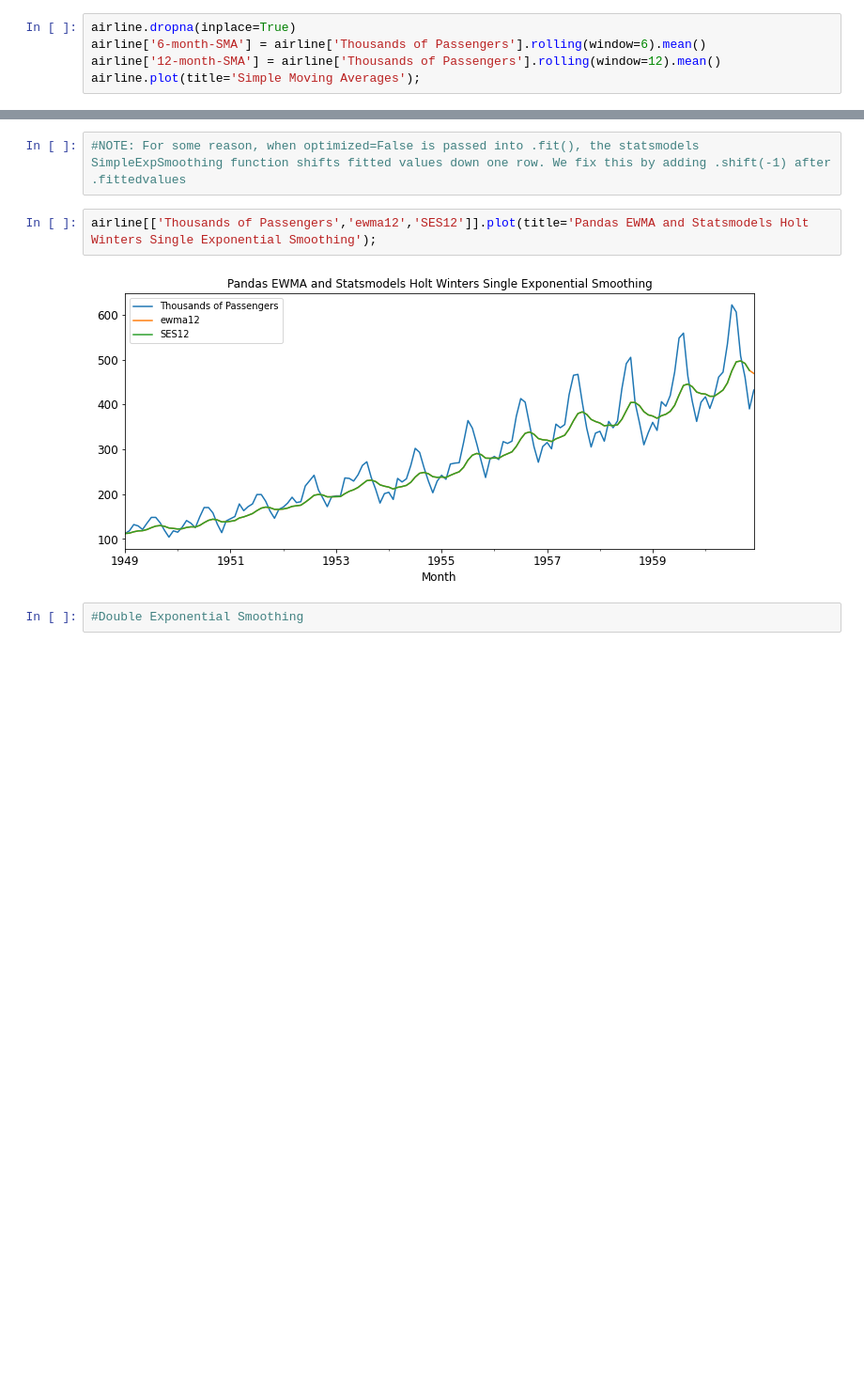
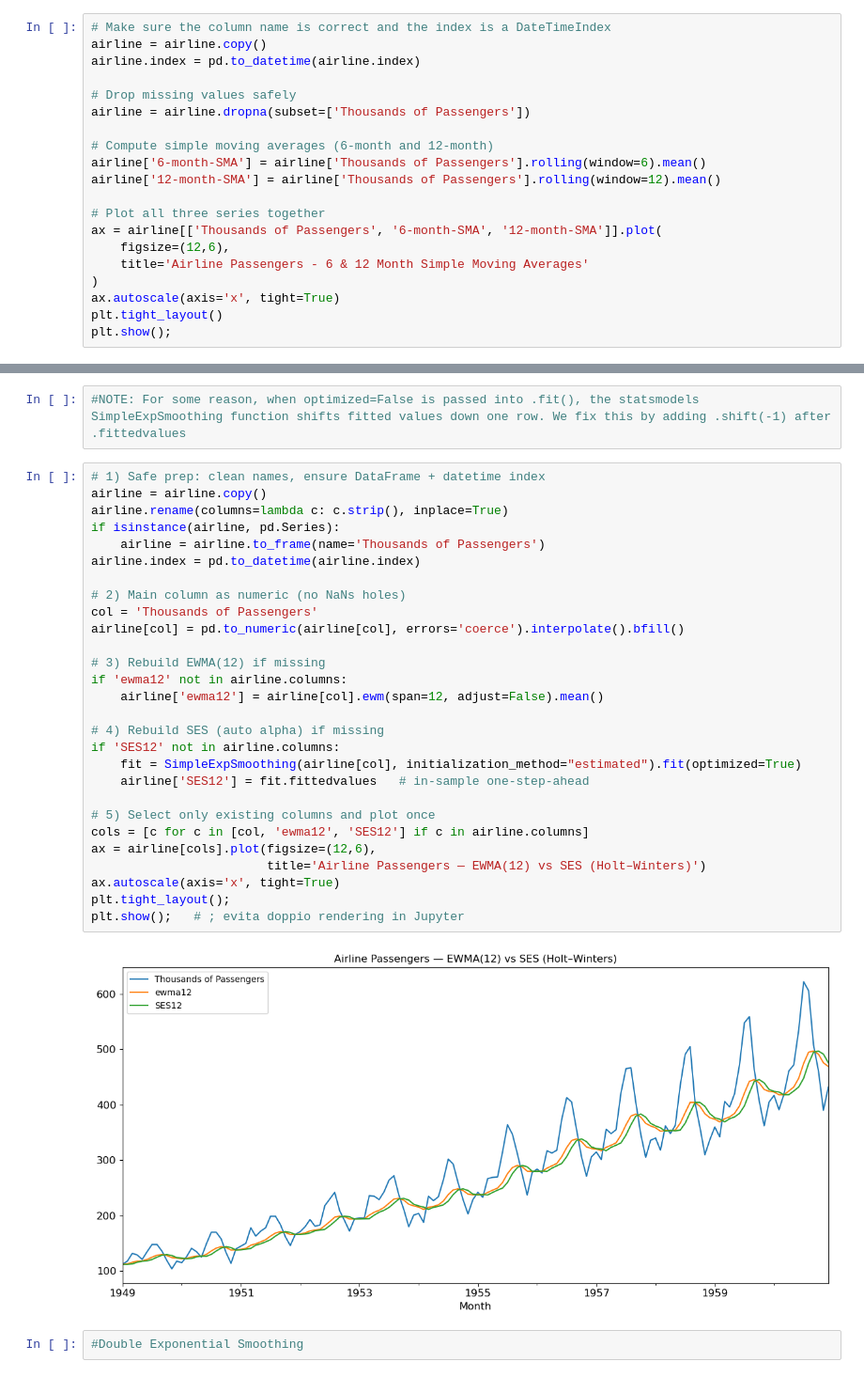
Before and after one commit to AleLagTeach/Demand-Forecasting, a Jupyter notebook: Demand Forecasting.ipynb, the cells around one changed output, grey strips where cells are left out. Shown at 94% size. Drawn from its saved outputs; the diff is of its cells as text; blank space fills up the shorter version.

```diff
--- a/Demand Forecasting.ipynb
+++ b/Demand Forecasting.ipynb
@@ -111,8 +139,23 @@ airline.head()
 | 1949-04-01 | 129 |
 | 1949-05-01 | 121 |
 # %%
-airline.dropna(inplace=True)
+# Make sure the column name is correct and the index is a DateTimeIndex
+airline = airline.copy()
+airline.index = pd.to_datetime(airline.index)
+
+# Drop missing values safely
+airline = airline.dropna(subset=['Thousands of Passengers'])
+
+# Compute simple moving averages (6-month and 12-month)
 airline['6-month-SMA'] = airline['Thousands of Passengers'].rolling(window=6).mean()
 airline['12-month-SMA'] = airline['Thousands of Passengers'].rolling(window=12).mean()
-airline.plot(title='Simple Moving Averages');
+
+# Plot all three series together
+ax = airline[['Thousands of Passengers', '6-month-SMA', '12-month-SMA']].plot(
+    figsize=(12,6),
+    title='Airline Passengers - 6 & 12 Month Simple Moving Averages'
+)
+ax.autoscale(axis='x', tight=True)
+plt.tight_layout()
+plt.show();
 # %% [output]
@@ -200,9 +299,35 @@ airline.head()
 # %%
 #NOTE: For some reason, when optimized=False is passed into .fit(), the statsmodels SimpleExpSmoothing function shifts fitted values down one row. We fix this by adding .shift(-1) after .fittedvalues
 # %%
-airline[['Thousands of Passengers','ewma12','SES12']].plot(title='Pandas EWMA and Statsmodels Holt Winters Single Exponential Smoothing');
+# 1) Safe prep: clean names, ensure DataFrame + datetime index
+airline = airline.copy()
+airline.rename(columns=lambda c: c.strip(), inplace=True)
+if isinstance(airline, pd.Series):
+    airline = airline.to_frame(name='Thousands of Passengers')
+airline.index = pd.to_datetime(airline.index)
+
+# 2) Main column as numeric (no NaNs holes)
+col = 'Thousands of Passengers'
+airline[col] = pd.to_numeric(airline[col], errors='coerce').interpolate().bfill()
+
+# 3) Rebuild EWMA(12) if missing
+if 'ewma12' not in airline.columns:
+    airline['ewma12'] = airline[col].ewm(span=12, adjust=False).mean()
+
+# 4) Rebuild SES (auto alpha) if missing
+if 'SES12' not in airline.columns:
+    fit = SimpleExpSmoothing(airline[col], initialization_method="estimated").fit(optimized=True)
+    airline['SES12'] = fit.fittedvalues   # in-sample one-step-ahead
+
+# 5) Select only existing columns and plot once
+cols = [c for c in [col, 'ewma12', 'SES12'] if c in airline.columns]
+ax = airline[cols].plot(figsize=(12,6),
+                        title='Airline Passengers — EWMA(12) vs SES (Holt–Winters)')
+ax.autoscale(axis='x', tight=True)
+plt.tight_layout();
+plt.show();   # ; evita doppio rendering in Jupyter
 # %% [output]
-[figure, old version]
+[figure, new version]
 # %%
 #Double Exponential Smoothing
 # %%
```
Also changed, not shown: parts of 44 cells of this notebook.
